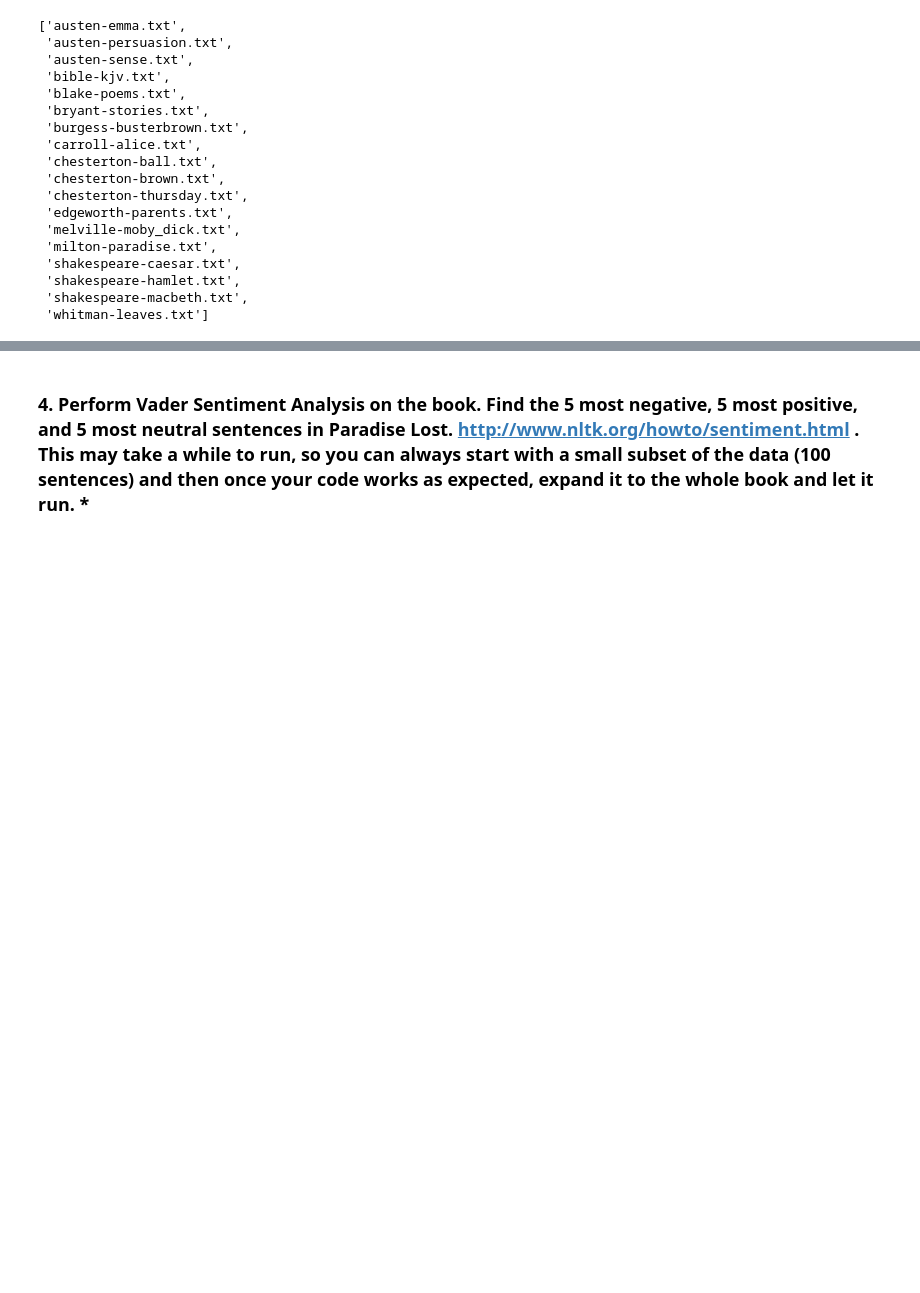
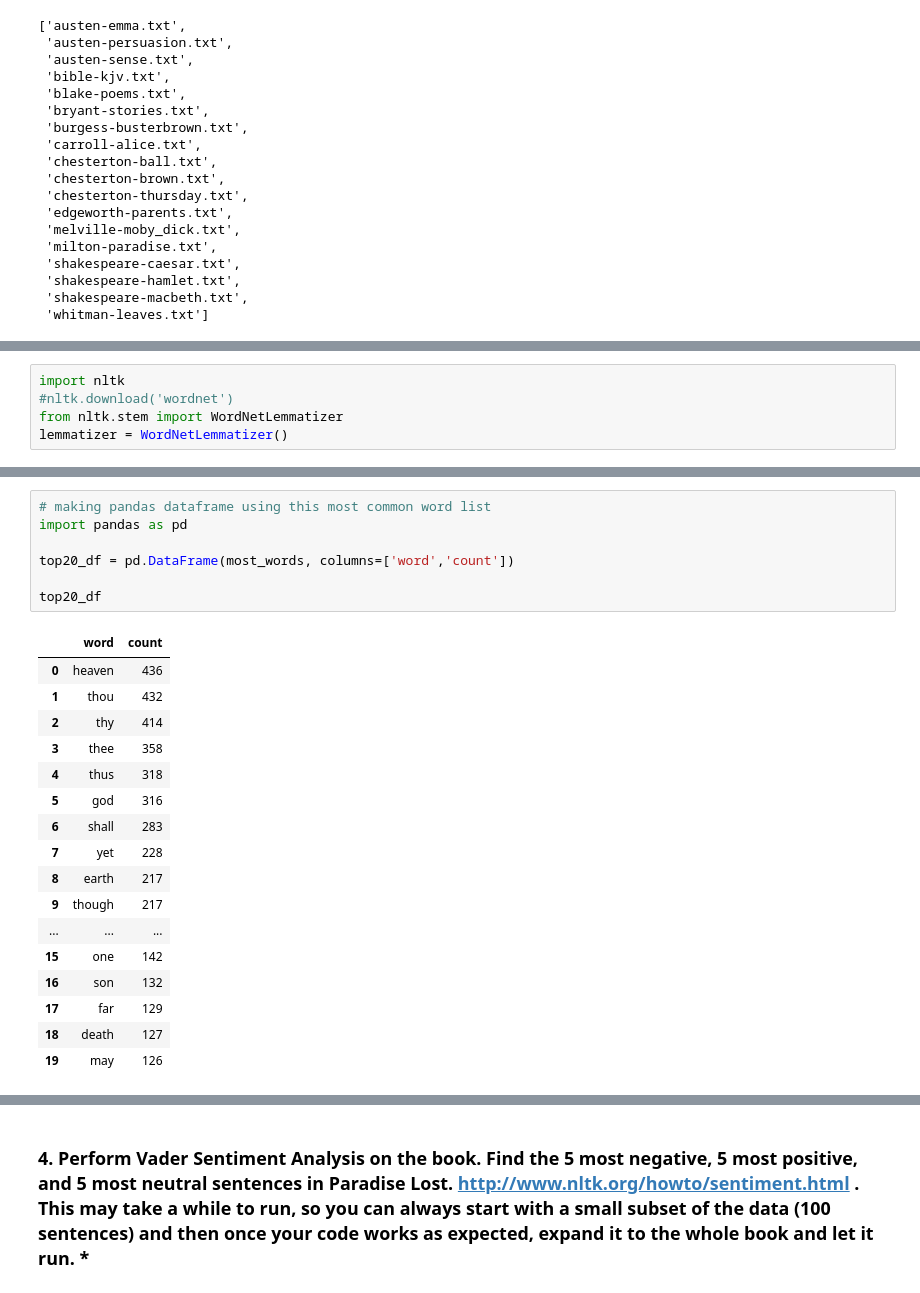
Before and after one commit to sam0790/homework, a Jupyter notebook: week 20/hw/week20_hw.ipynb, the cells around one changed output, grey strips where cells are left out. Drawn from its saved outputs; the diff is of its cells as text; blank space fills up the shorter version.

```diff
--- a/week 20/hw/week20_hw.ipynb
+++ b/week 20/hw/week20_hw.ipynb
@@ -29,0 +65,5 @@ len(para)
+# %%
+import nltk
+#nltk.download('wordnet')
+from nltk.stem import WordNetLemmatizer
+lemmatizer = WordNetLemmatizer()
@@ -29,0 +87,25 @@ len(para)
+# %%
+# making pandas dataframe using this most common word list
+import pandas as pd
+
+top20_df = pd.DataFrame(most_words, columns=['word','count'])
+
+top20_df
+# %% [output]
+|  | word | count |
+| 0 | heaven | 436 |
+| 1 | thou | 432 |
+| 2 | thy | 414 |
+| 3 | thee | 358 |
+| 4 | thus | 318 |
+| 5 | god | 316 |
+| 6 | shall | 283 |
+| 7 | yet | 228 |
+| 8 | earth | 217 |
+| 9 | though | 217 |
+| ... | ... | ... |
+| 15 | one | 142 |
+| 16 | son | 132 |
+| 17 | far | 129 |
+| 18 | death | 127 |
+| 19 | may | 126 |
```
Also changed, not shown: parts of 25 cells of this notebook, 8 other files.
